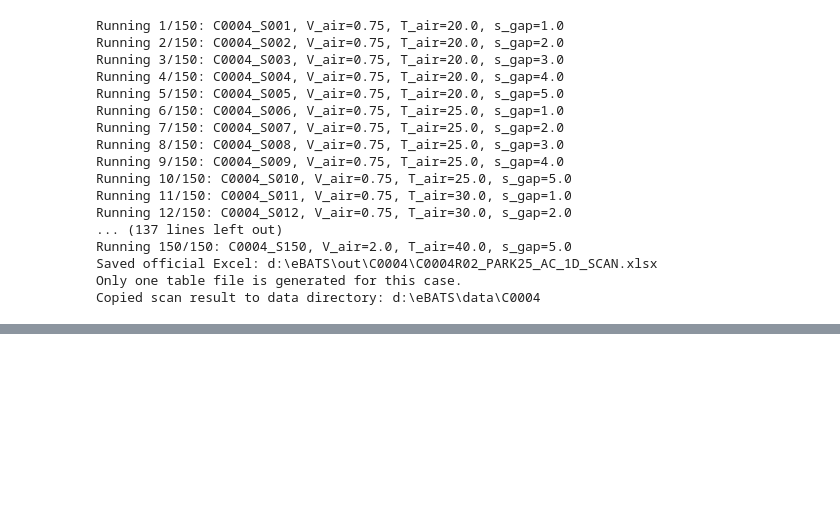
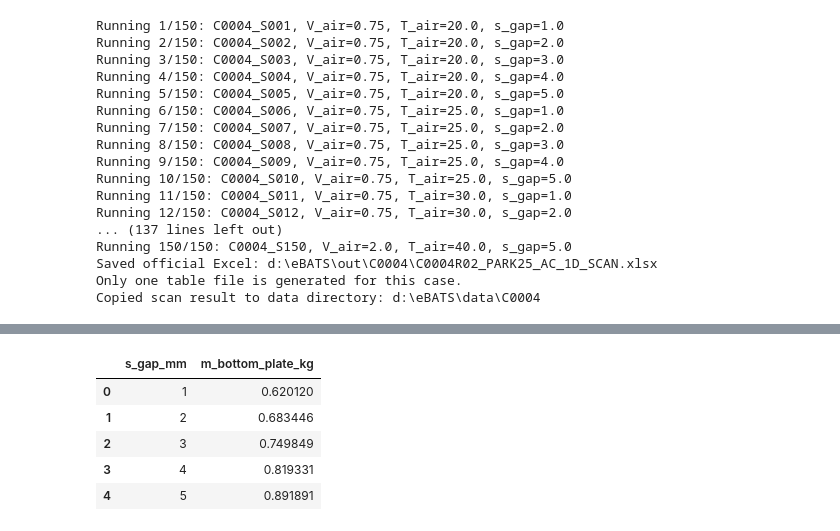
Before and after one commit to sxwd4ever/eBATS, a Jupyter notebook: cases/C0004/C0004_PARK25_AC_1D_SCAN.ipynb, the cells around one changed output, grey strips where cells are left out. Saved outputs shown, nothing was run; the diff lists cells and outputs as text; code cells hidden in the pictures; blank space fills up the shorter version.

```diff
--- a/cases/C0004/C0004_PARK25_AC_1D_SCAN.ipynb
+++ b/cases/C0004/C0004_PARK25_AC_1D_SCAN.ipynb
@@ -104,6 +104,13 @@ AIR_SETTINGS = {
 
     # fixed parameters for the module-level air-cooling fan system
     'fan_efficiency': 0.35,
+}
+
+# air-cooled battery-module bottom-plate mass settings
+# This mass term represents only the aluminium bottom support plate.
+BOTTOM_PLATE_SETTINGS = {
+    't_plate': 2.0e-3,        # m, 2 mm
+    'rho_plate': 2700.0,      # kg/m3, aluminium
 }
 
 # air-cooling operating period
@@ -154,6 +161,9 @@ fluid = AIR_SETTINGS['fluid']
 p_air = AIR_SETTINGS['p_air']
 fan_efficiency = AIR_SETTINGS['fan_efficiency']
 
+t_bottom_plate = BOTTOM_PLATE_SETTINGS['t_plate']
+rho_bottom_plate = BOTTOM_PLATE_SETTINGS['rho_plate']
+
 t_cruise_start = 180.0
 t_cruise_end = 1560.0
 
@@ -572,3 +585,71 @@ Running 150/150: C0004_S150, V_air=2.0, T_air=40.0, s_gap=5.0
 Saved official Excel: d:\eBATS\out\C0004\C0004R02_PARK25_AC_1D_SCAN.xlsx
 Only one table file is generated for this case.
 Copied scan result to data directory: d:\eBATS\data\C0004
+# %%
+# independently calculate the air-cooled battery-module bottom-plate mass
+#
+# This cell only calculates the aluminium bottom-plate mass.
+# The thermal parameter scan is not executed.
+
+import shutil
+
+def format_mass_excel_table(xlsx_path):
+    wb = load_workbook(xlsx_path)
+    ws = wb.active
+
+    body_font = Font(name='Times New Roman', size=10)
+    header_font = Font(name='Times New Roman', size=10, bold=True)
+    alignment = Alignment(horizontal='center', vertical='center')
+    thin = Side(style='thin')
+    border = Border(left=thin, right=thin, top=thin, bottom=thin)
+
+    for row in ws.iter_rows():
+        for cell in row:
+            cell.font = header_font if cell.row == 1 else body_font
+            cell.alignment = alignment
+            cell.border = border
+            if cell.row > 1 and isinstance(cell.value, float):
+                cell.number_format = '0.0000'
+
+    ws.freeze_panes = 'A2'
+    ws.auto_filter.ref = ws.dimensions
+
+    for col_idx, column_cells in enumerate(ws.columns, start=1):
+        max_len = max(len(str(cell.value)) if cell.value is not None else 0 for cell in column_cells)
+        ws.column_dimensions[get_column_letter(col_idx)].width = min(max(max_len + 2, 12), 28)
+
+    wb.save(xlsx_path)
+
+
+xlsx_path = os.path.join(OUTPUT_DIR, RESULT_XLSX_NAME)
+
+if not os.path.exists(xlsx_path):
+    raise FileNotFoundError(f"Parameter-scan Excel not found: {xlsx_path}")
+
+parameter_scan_table = pd.read_excel(xlsx_path)
+
+if 's_gap_mm' not in parameter_scan_table.columns:
+    raise KeyError("Column 's_gap_mm' is required for bottom-plate mass calculation.")
+
+if not hasattr(BTMS_model, 'cal_air_bottom_plate_mass'):
+    raise AttributeError("BTMS_model.cal_air_bottom_plate_mass is not available. Please update BTMS_model.py first.")
+
+parameter_scan_table['m_bottom_plate_kg'] = [BTMS_model.cal_air_bottom_plate_mass(D_bat=D_bat, s_gap=float(s_gap_mm) * 1e-3, N_c=N_c, N_r=N_r, t_plate=t_bottom_plate, rho_plate=rho_bottom_plate) for s_gap_mm in parameter_scan_table['s_gap_mm']]
+
+parameter_scan_table.to_excel(xlsx_path, index=False)
+format_mass_excel_table(xlsx_path)
+
+data_dir = os.path.join(PROJECT_ROOT, 'data', CASE_ID)
+os.makedirs(data_dir, exist_ok=True)
+shutil.copy(xlsx_path, data_dir)
+
+mass_summary = parameter_scan_table[['s_gap_mm', 'm_bottom_plate_kg']].drop_duplicates().sort_values('s_gap_mm').reset_index(drop=True)
+
+print('Bottom-plate mass calculation completed.')
+print(f'Plate thickness: {t_bottom_plate * 1e3:.1f} mm')
+print(f'Plate density: {rho_bottom_plate:.1f} kg/m3')
+print(f'Updated Excel: {xlsx_path}')
+print(f'Copied updated Excel to data directory: {data_dir}')
+
+mass_summary
+# %% [output]
@@ -574,0 +661,6 @@ Copied scan result to data directory: d:\eBATS\data\C0004
+|  | s_gap_mm | m_bottom_plate_kg |
+| 0 | 1 | 0.620120 |
+| 1 | 2 | 0.683446 |
+| 2 | 3 | 0.749849 |
+| 3 | 4 | 0.819331 |
+| 4 | 5 | 0.891891 |
```
Also changed, not shown: parts of 2 cells of this notebook, 1 other file.
